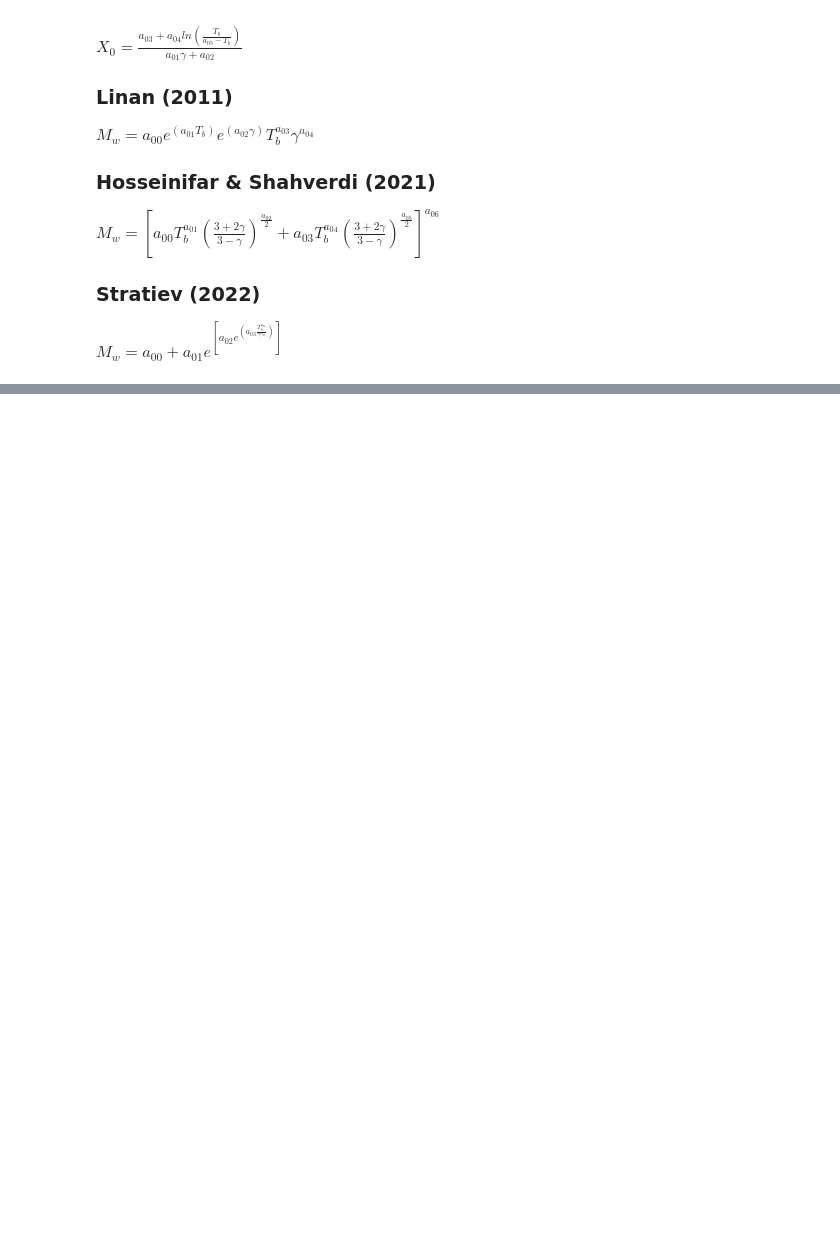
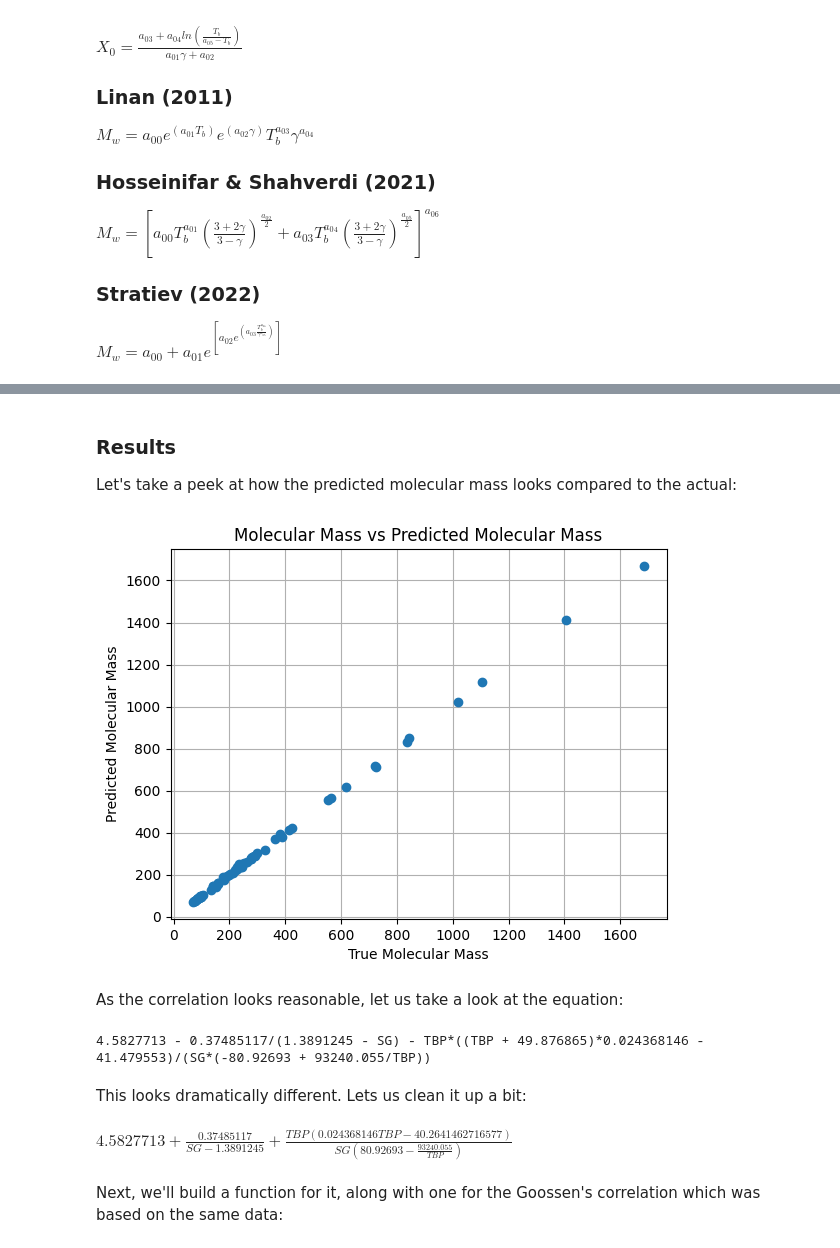
Before and after one commit to breranansi/IDC6940_RSH26, a Jupyter notebook: moleDataSet.ipynb, the cells around one changed output, grey strips where cells are left out. Cells and saved outputs as stored; diff of their text form; code cells hidden in the pictures; blank space fills up the shorter version.

```diff
--- a/moleDataSet.ipynb
+++ b/moleDataSet.ipynb
@@ -126,0 +197,5 @@ ${M} _ {w} = {a} _ {00} + {a} _ {01} {e} ^ {\left [{a} _ {02} {e} ^ {\left ({a}
+# %%
+y=df['MW']
+#print(y)
+x=df[['SG','TBP']]
+print(x)
@@ -126,0 +217,6 @@ ${M} _ {w} = {a} _ {00} + {a} _ {01} {e} ^ {\left [{a} _ {02} {e} ^ {\left ({a}
+# %%
+t0 = time.time()
+myMod=PySRRegressor(random_state=7,deterministic=True,parallelism='serial')
+myMod.fit(x,y)
+y_pred=myMod.predict(x)
+print("time to fit: ",time.time() - t0, 'seconds')
@@ -126,0 +262,27 @@ ${M} _ {w} = {a} _ {00} + {a} _ {01} {e} ^ {\left [{a} _ {02} {e} ^ {\left ({a}
+# %% [markdown]
+### Results
+Let's take a peek at how the predicted molecular mass looks compared to the actual:
+# %%
+plt.plot(y,y_pred,marker="o",linestyle="None")
+plt.xlabel('True Molecular Mass')
+plt.ylabel('Predicted Molecular Mass')
+plt.title('Molecular Mass vs Predicted Molecular Mass')
+plt.grid()
+plt.show()
+# %% [output]
+[figure, added]
+# %% [markdown]
+As the correlation looks reasonable, let us take a look at the equation:
+# %%
+myEq=myMod.sympy()
+print(myEq)
+# %% [output]
+4.5827713 - 0.37485117/(1.3891245 - SG) - TBP*((TBP + 49.876865)*0.024368146 - 41.479553)/(SG*(-80.92693 + 93240.055/TBP))
+# %% [markdown]
+This looks dramatically different.  Lets us clean it up a bit:
+# %%
+sym.simplify(myEq)
+# %% [output]
+$\displaystyle 4.5827713 + \frac{0.37485117}{SG - 1.3891245} + \frac{TBP \left(0.024368146 TBP - 40.2641462716577\right)}{SG \left(80.92693 - \frac{93240.055}{TBP}\right)}$
+# %% [markdown]
+Next, we'll build a function for it, along with one for the Goossen's correlation which was based on the same data:
```
Also changed, not shown: parts of 11 cells of this notebook, 4 other files.
